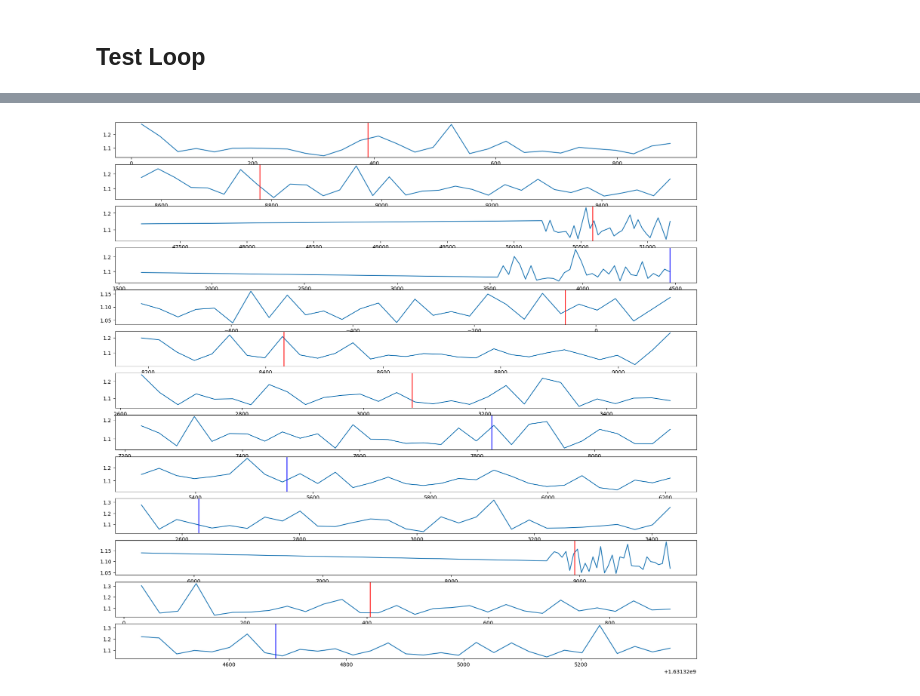
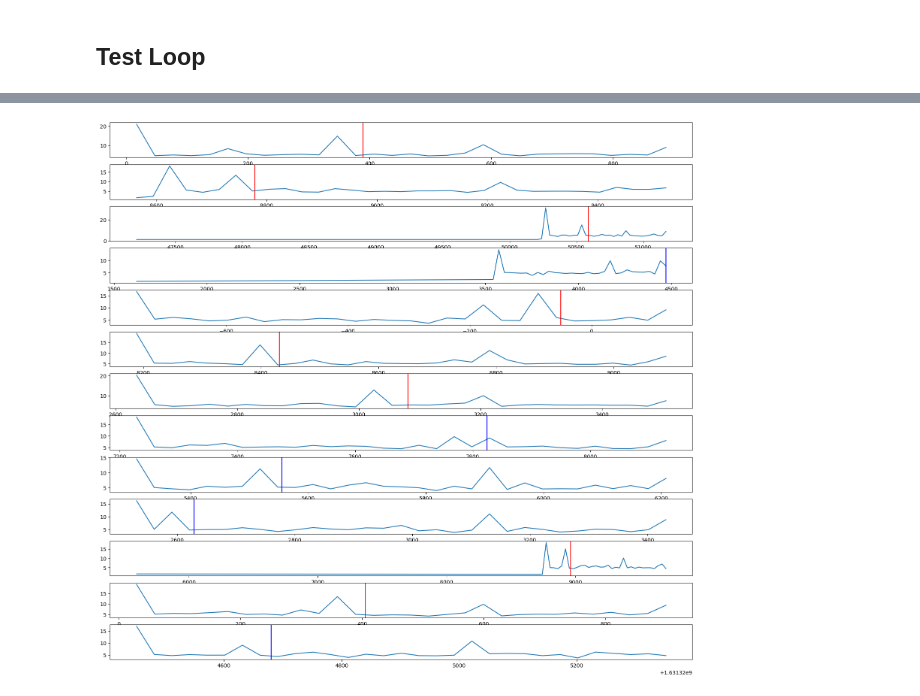
Before and after one commit to YC0806/2023-Yuchen, a Jupyter notebook: TGAE_NNConv.ipynb, the cells around one changed output, grey strips where cells are left out. Saved outputs shown, nothing was run; the diff lists cells and outputs as text; code cells hidden in the pictures.

Commit message:
Kaggle Notebook | TGAE_NNConv | Version 5

```diff
--- a/TGAE_NNConv.ipynb
+++ b/TGAE_NNConv.ipynb
@@ -759,22 +783,27 @@ EDGE_CHANNELS = signals_train[0].edge_attr_encoded.shape[1]
 #         print(f"node_index: {node_index.shape}")
 #         print(f"edge_attr: {edge_attr.shape}")
 #         print(f"edge_index: {edge_index.shape}")
+# %%
+model = torch.load(
+    "/kaggle/input/tgae-model-saved/TGAE_NNConv_50_0.0863_0.0791.model",
+    map_location=torch.device('cpu')
+)
 # %%
-model = TGAE(
-    in_channels=IN_CHANNELS,
-    out_channels=8,
-    edge_channels=EDGE_CHANNELS,
-    embed_layers=[16,32,16],
-    decide_layers=[16,16],
-    gru_conv_num=2,
-    gru_edge_layers=[32],
-    gru_lin_layers=[32]
-)
+# model = TGAE(
+#     in_channels=IN_CHANNELS,
+#     out_channels=8,
+#     edge_channels=EDGE_CHANNELS,
+#     embed_layers=[16,32,32],
+#     decide_layers=[32,16],
+#     gru_conv_num=2,
+#     gru_edge_layers=[32],
+#     gru_lin_layers=[32]
+# )
 
 loss_f = torch.nn.MSELoss(reduction = 'none')
 optimizer = torch.optim.Adam(model.parameters(), lr = 2e-4, weight_decay=1e-5)
 
-model = model.to(device)
+# model = model.to(device)
 loss_f = loss_f.to(device)
 print(model)
 # %% [output]
@@ -906,18 +915,18 @@ plt.legend()
 # %%
 fig = plt.figure(figsize=(20,20))
-for i_signal,(signal,y) in enumerate(zip(signals_val,y_val)):
+for i_signal,(signal,annotation) in enumerate(zip(signals_val,annotation_val)):
     snapshot_losses = test_loop(signal, model, loss_f, optimizer, device)
 #                 print(np.mean(val_loss))
 #     val_losses.append(np.mean(snapshot_losses))
     ts_list = signal.ts_list
     plt.subplot(len(signals_val)+1,1,i_signal+1)
 #     print(len(snapshot_losses))
-    plt.plot(ts_list,[np.max(loss) for loss in snapshot_losses])
-    if y[0] == 'dos':
-        plt.axvline(x = float(y[1]), color = 'red', label = y[0])
-    if y[0] == 'privesc':
-        plt.axvline(x = float(y[1]), color = 'blue', label = y[0])
+    plt.plot(ts_list,[np.sum(loss) for loss in snapshot_losses])
+    if annotation[0] == 'dos':
+        plt.axvline(x = float(annotation[1]), color = 'red', label = annotation[0])
+    if annotation[0] == 'privesc':
+        plt.axvline(x = float(annotation[1]), color = 'blue', label = annotation[0])
 # plt.show()
-plt.savefig(f'val_res_TGAE_NNConv_{GLOBAL_EPOCH}_{np.mean(history_train_list[-1]):.4f}_{np.mean(history_val_list[-1]):.4f}.png')
+# plt.savefig(f'val_res_TGAE_NNConv_{GLOBAL_EPOCH}_{np.mean(history_train_list[-1]):.4f}_{np.mean(history_val_list[-1]):.4f}.png')
 # %% [output]
-[figure, old version]
+[figure, new version]
```
Also changed, not shown: parts of 10 cells of this notebook.
